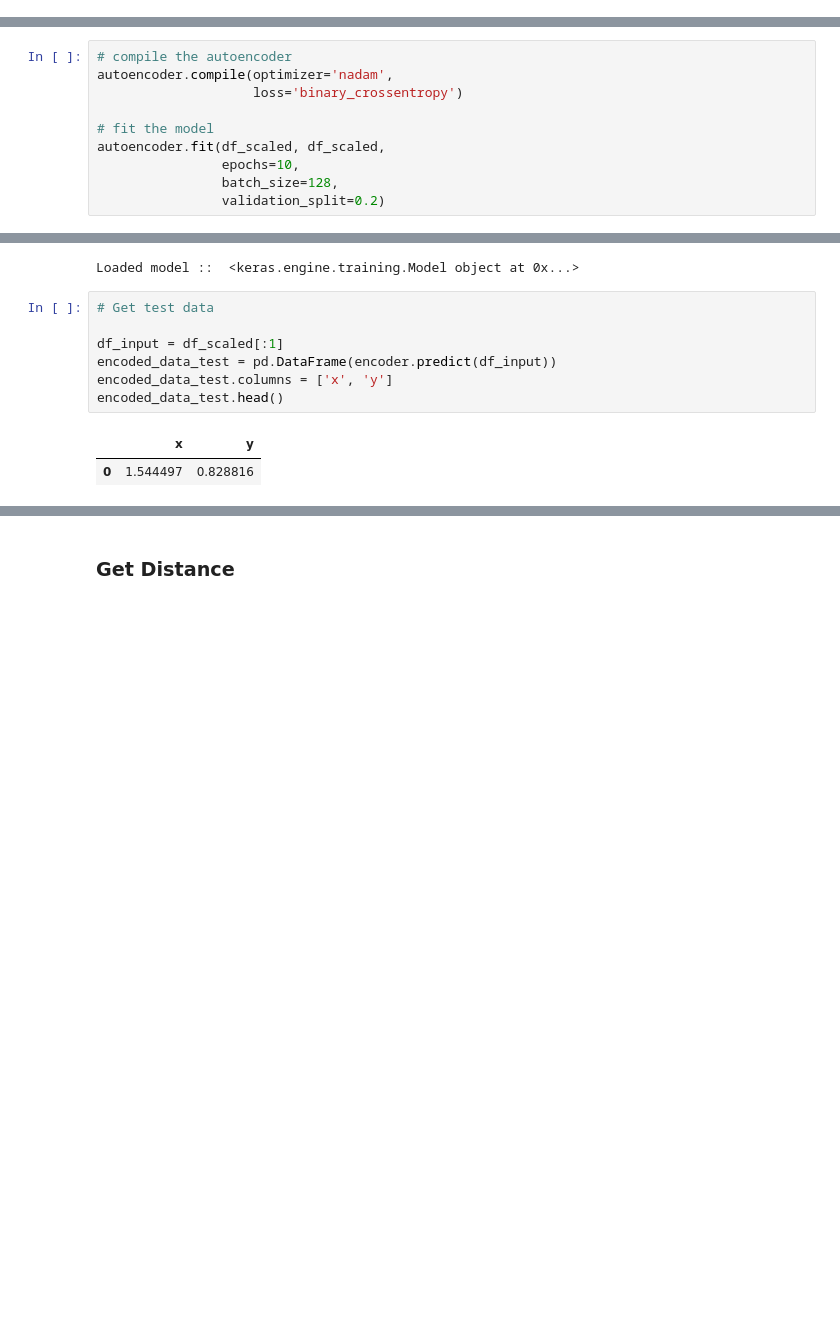
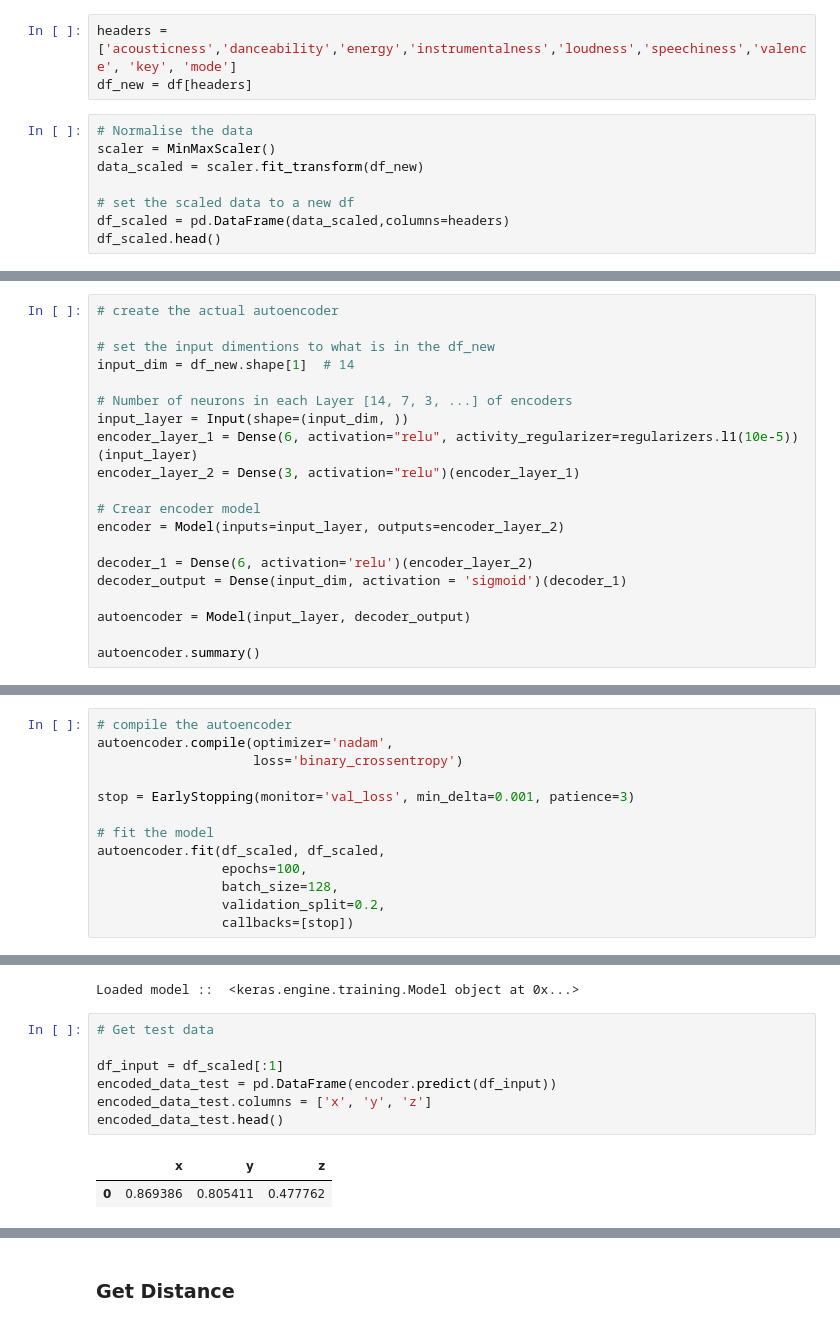
Before and after one commit to bw-spotify2/ds, a Jupyter notebook: Song_Selector_Model_Building.ipynb, the cells around one changed output, grey strips where cells are left out. Cells and saved outputs as stored; diff of their text form; blank space fills up the shorter version.

Commit message:
Improved the model by adding 3 new features

```diff
--- a/Song_Selector_Model_Building.ipynb
+++ b/Song_Selector_Model_Building.ipynb
@@ -209,0 +259,11 @@ _________________________________________________________________
+# %%
+headers = ['acousticness','danceability','energy','instrumentalness','loudness','speechiness','valence', 'key', 'mode']
+df_new = df[headers]
+# %%
+# Normalise the data
+scaler = MinMaxScaler()
+data_scaled = scaler.fit_transform(df_new)
+
+# set the scaled data to a new df
+df_scaled = pd.DataFrame(data_scaled,columns=headers)
+df_scaled.head()
@@ -209,0 +277,20 @@ _________________________________________________________________
+# %%
+# create the actual autoencoder
+
+# set the input dimentions to what is in the df_new
+input_dim = df_new.shape[1]  # 14
+
+# Number of neurons in each Layer [14, 7, 3, ...] of encoders
+input_layer = Input(shape=(input_dim, ))
+encoder_layer_1 = Dense(6, activation="relu", activity_regularizer=regularizers.l1(10e-5))(input_layer)
+encoder_layer_2 = Dense(3, activation="relu")(encoder_layer_1)
+
+# Crear encoder model
+encoder = Model(inputs=input_layer, outputs=encoder_layer_2)
+
+decoder_1 = Dense(6, activation='relu')(encoder_layer_2)
+decoder_output = Dense(input_dim, activation = 'sigmoid')(decoder_1)
+
+autoencoder = Model(input_layer, decoder_output)
+
+autoencoder.summary()
@@ -212,10 +318,13 @@ _________________________________________________________________
 autoencoder.compile(optimizer='nadam',
                     loss='binary_crossentropy')
 
+stop = EarlyStopping(monitor='val_loss', min_delta=0.001, patience=3)
+
 # fit the model
 autoencoder.fit(df_scaled, df_scaled,
-                epochs=10,
+                epochs=100,
                 batch_size=128,
-                validation_split=0.2)
+                validation_split=0.2,
+                callbacks=[stop])
 # %% [output]
 Train on 186180 samples, validate on 46545 samples
@@ -279,13 +395,13 @@ Loaded model ::  <keras.engine.training.Model object at 0x...>
 # %%
 # Get test data
 
 df_input = df_scaled[:1]
 encoded_data_test = pd.DataFrame(encoder.predict(df_input))
-encoded_data_test.columns = ['x', 'y']
+encoded_data_test.columns = ['x', 'y', 'z']
 encoded_data_test.head()
 # %% [output]
-|  | x | y |
-| 0 | 1.544497 | 0.828816 |
+|  | x | y | z |
+| 0 | 0.869386 | 0.805411 | 0.477762 |
 # %%
 test_x = encoder.predict(df_input)[0][0]
 test_y = encoder.predict(df_input)[0][1]
```
Also changed, not shown: parts of 31 cells of this notebook.
